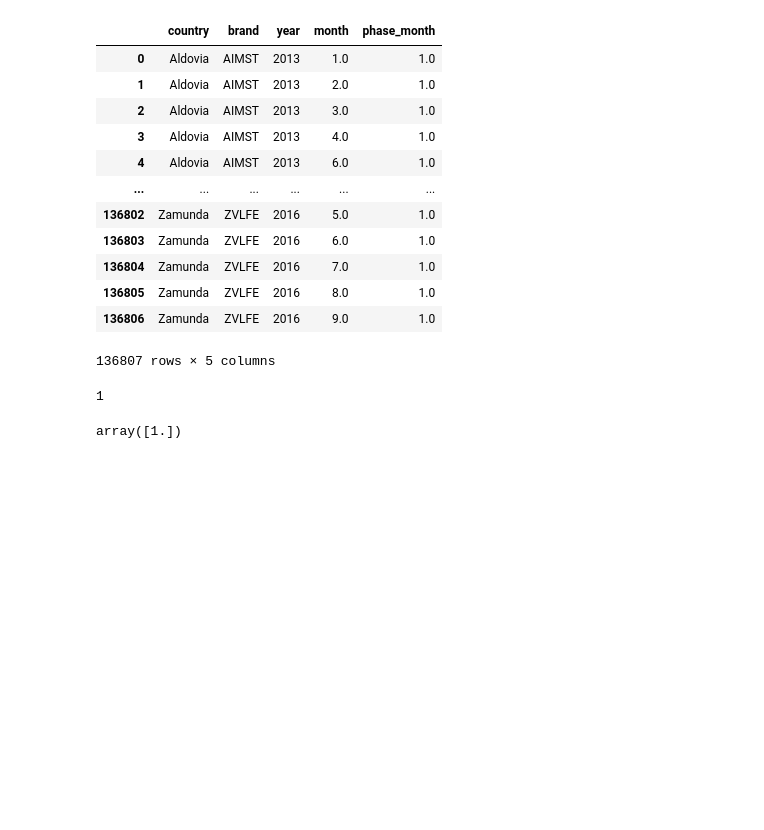
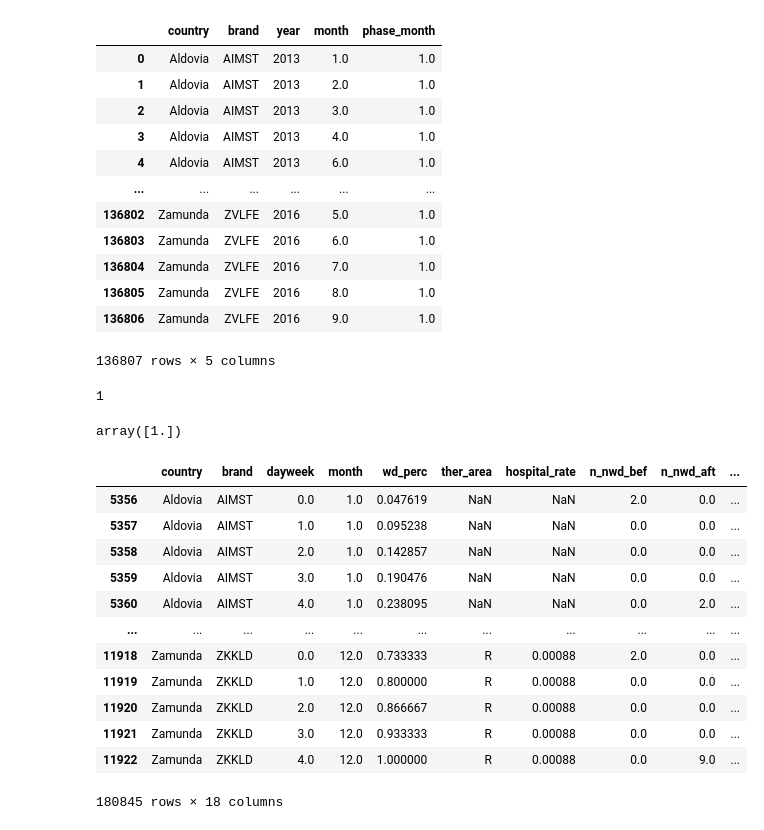
Before and after one commit to debsankarde/Novartis-datathon-2023, a Jupyter notebook: data_submission/eda.ipynb, the cells around one changed output. Drawn from its saved outputs; the diff is of its cells as text; code cells hidden in the pictures; blank space fills up the shorter version.

```diff
--- a/data_submission/eda.ipynb
+++ b/data_submission/eda.ipynb
@@ -226,3 +256,21 @@ len(df_phase['phase_month'].unique())
 df_phase['phase_month'].unique()
 # %% [output]
 array([1.])
+# %%
+df_test = pd.read_parquet('submission_data.parquet')
+# %%
+df_test
+# %% [output]
+|  | country | brand | dayweek | month | wd_perc | ther_area | hospital_rate | n_nwd_bef | n_nwd_aft | ... |
+| 5356 | Aldovia | AIMST | 0.0 | 1.0 | 0.047619 | NaN | NaN | 2.0 | 0.0 | ... |
+| 5357 | Aldovia | AIMST | 1.0 | 1.0 | 0.095238 | NaN | NaN | 0.0 | 0.0 | ... |
+| 5358 | Aldovia | AIMST | 2.0 | 1.0 | 0.142857 | NaN | NaN | 0.0 | 0.0 | ... |
+| 5359 | Aldovia | AIMST | 3.0 | 1.0 | 0.190476 | NaN | NaN | 0.0 | 0.0 | ... |
+| 5360 | Aldovia | AIMST | 4.0 | 1.0 | 0.238095 | NaN | NaN | 0.0 | 2.0 | ... |
+| ... | ... | ... | ... | ... | ... | ... | ... | ... | ... | ... |
+| 11918 | Zamunda | ZKKLD | 0.0 | 12.0 | 0.733333 | R | 0.00088 | 2.0 | 0.0 | ... |
+| 11919 | Zamunda | ZKKLD | 1.0 | 12.0 | 0.800000 | R | 0.00088 | 0.0 | 0.0 | ... |
+| 11920 | Zamunda | ZKKLD | 2.0 | 12.0 | 0.866667 | R | 0.00088 | 0.0 | 0.0 | ... |
+| 11921 | Zamunda | ZKKLD | 3.0 | 12.0 | 0.933333 | R | 0.00088 | 0.0 | 0.0 | ... |
+| 11922 | Zamunda | ZKKLD | 4.0 | 12.0 | 1.000000 | R | 0.00088 | 0.0 | 9.0 | ... |
+180845 rows × 18 columns
```
Also changed, not shown: parts of 6 cells of this notebook.
